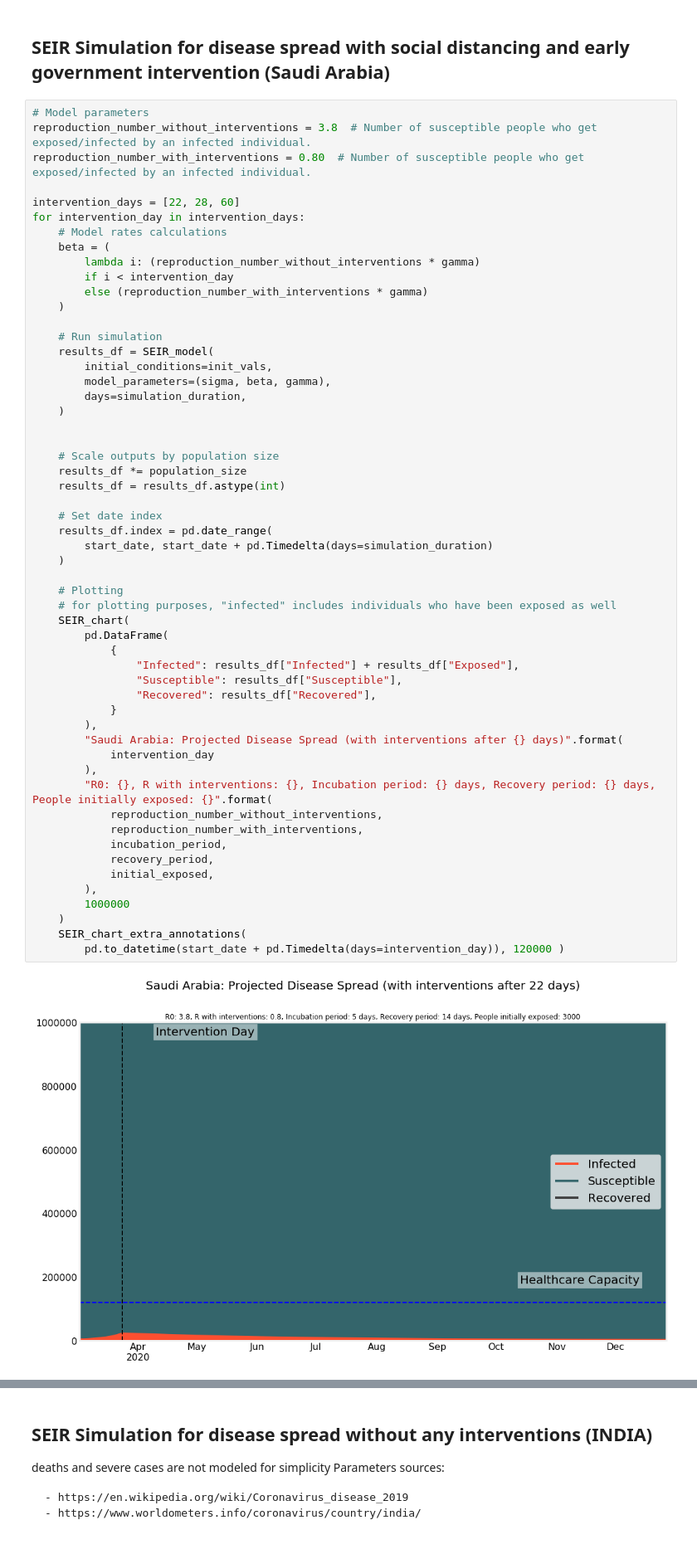
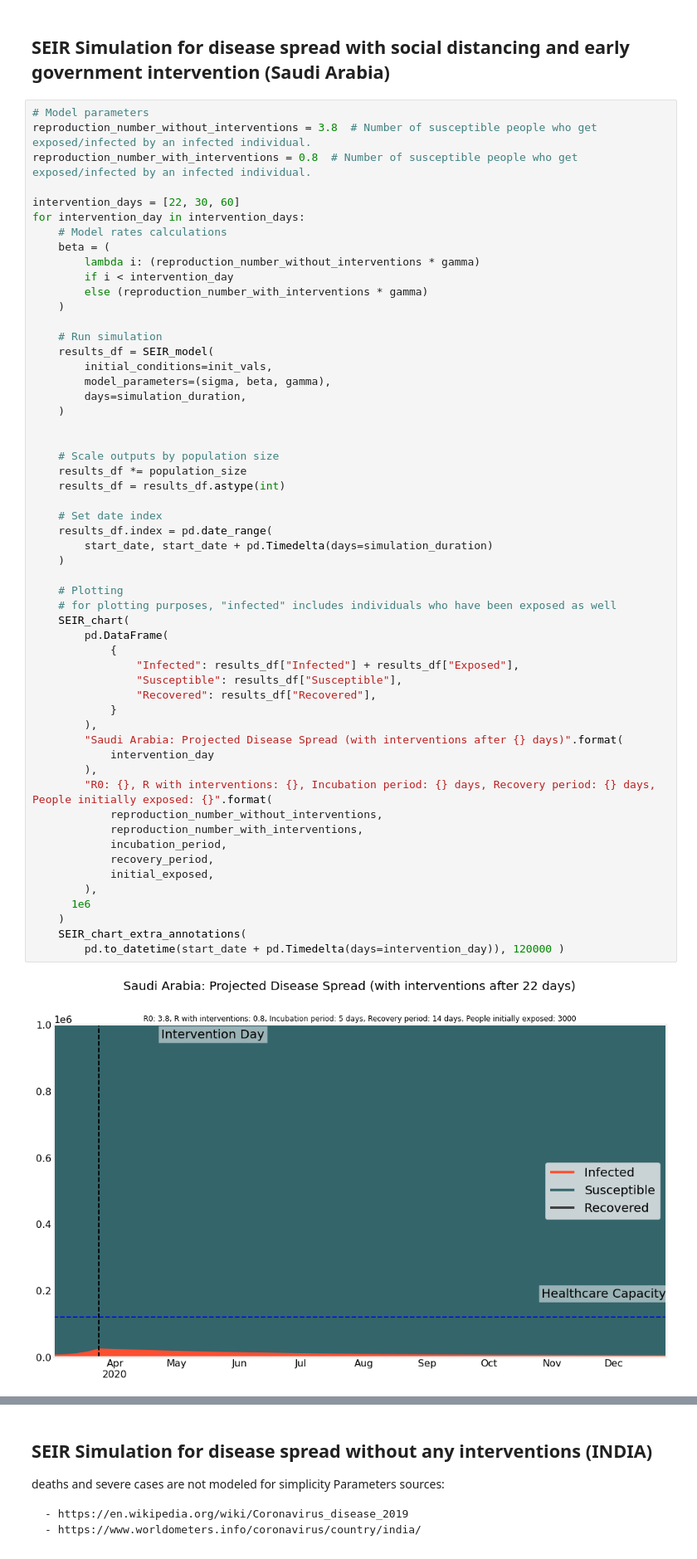
Before and after one commit to Niharika1203/CSE246_FinalProject-1, a Jupyter notebook: CSE246-FinalProject-COVID-19.ipynb, the cells around one changed output, grey strips where cells are left out. Shown at 83% size. Drawn from its saved outputs; the diff is of its cells as text.

```diff
--- a/CSE246-FinalProject-COVID-19.ipynb
+++ b/CSE246-FinalProject-COVID-19.ipynb
@@ -448,9 +448,9 @@ SEIR_chart(
 # %%
 # Model parameters
 reproduction_number_without_interventions = 3.8  # Number of susceptible people who get exposed/infected by an infected individual.
-reproduction_number_with_interventions = 0.80  # Number of susceptible people who get exposed/infected by an infected individual.
+reproduction_number_with_interventions = 0.8  # Number of susceptible people who get exposed/infected by an infected individual.
 
-intervention_days = [22, 28, 60]
+intervention_days = [22, 30, 60]
 for intervention_day in intervention_days:
     # Model rates calculations
     beta = (
@@ -473,32 +473,32 @@ for intervention_day in intervention_days:
 
     # Set date index
     results_df.index = pd.date_range(
         start_date, start_date + pd.Timedelta(days=simulation_duration)
     )
 
     # Plotting
     # for plotting purposes, "infected" includes individuals who have been exposed as well
     SEIR_chart(
         pd.DataFrame(
             {
                 "Infected": results_df["Infected"] + results_df["Exposed"],
                 "Susceptible": results_df["Susceptible"],
                 "Recovered": results_df["Recovered"],
             }
         ),
         "Saudi Arabia: Projected Disease Spread (with interventions after {} days)".format(
             intervention_day
         ),
         "R0: {}, R with interventions: {}, Incubation period: {} days, Recovery period: {} days, People initially exposed: {}".format(
             reproduction_number_without_interventions,
             reproduction_number_with_interventions,
             incubation_period,
             recovery_period,
             initial_exposed,
         ),
-        1000000
+      1e6
     )
     SEIR_chart_extra_annotations(
         pd.to_datetime(start_date + pd.Timedelta(days=intervention_day)), 120000 )
 # %% [output]
-[figure, old version]
+[figure, new version]
```
Also changed, not shown: parts of 18 cells of this notebook.
